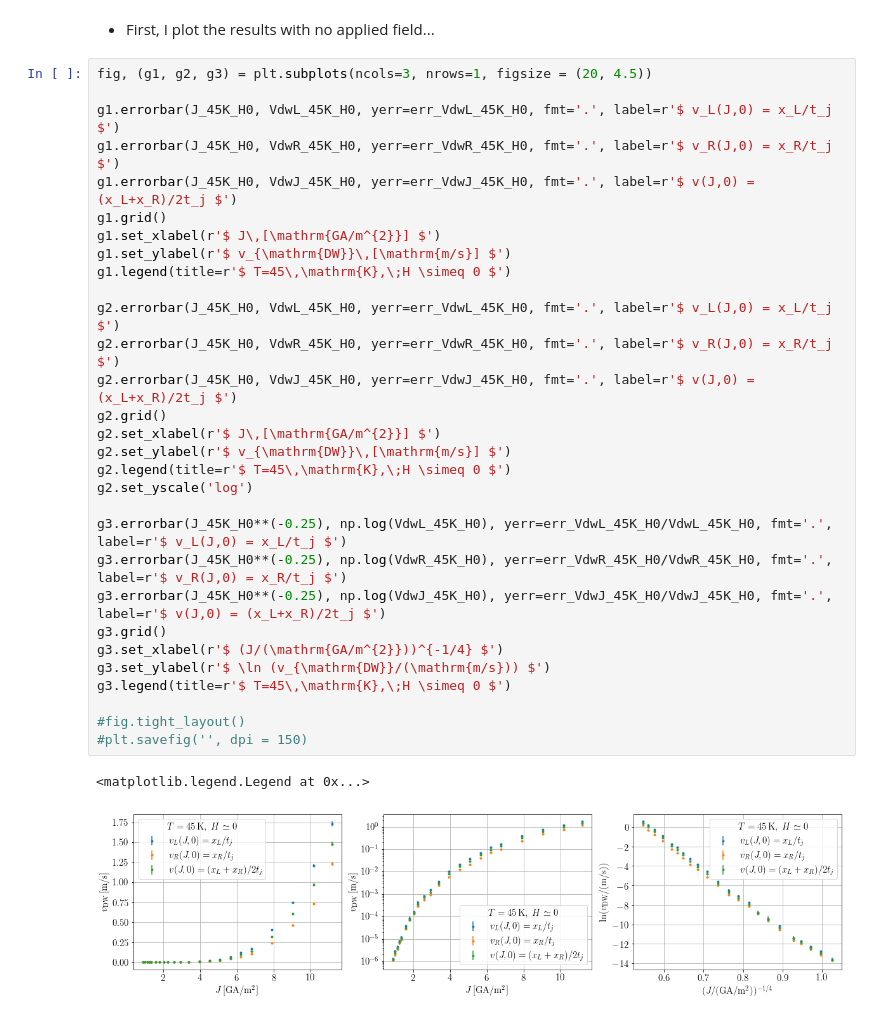
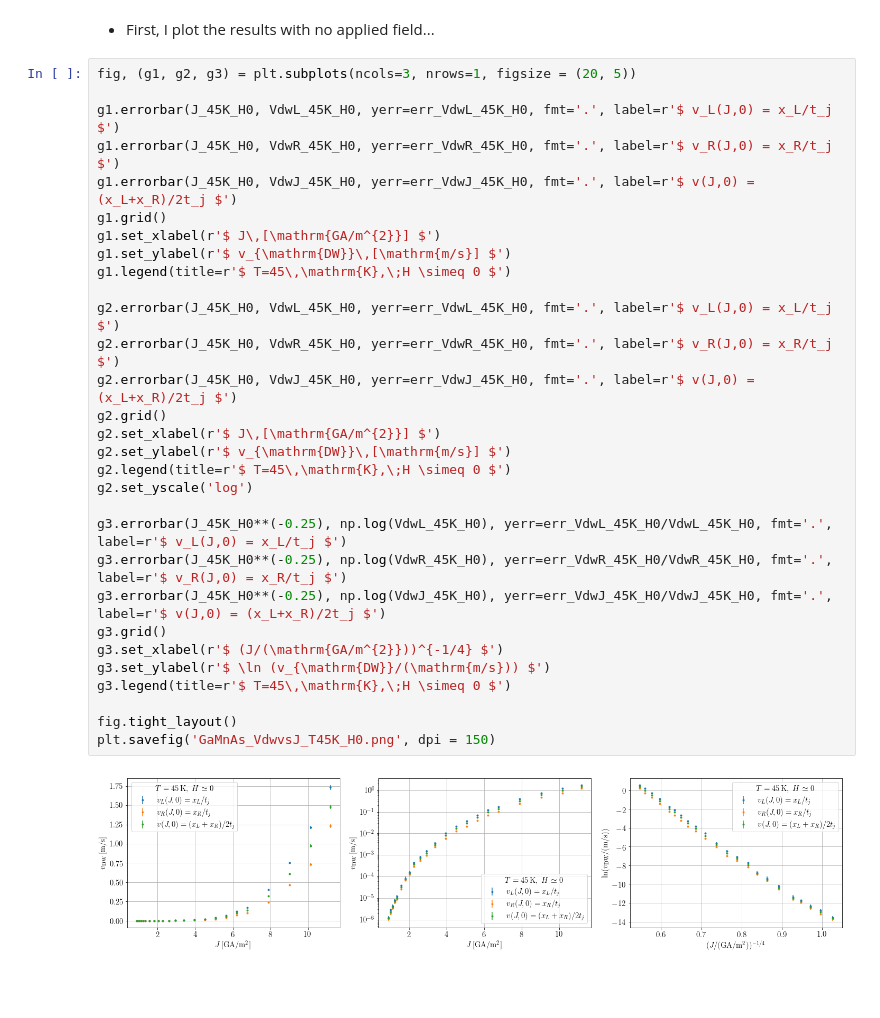
Before and after one commit to lucasjalbo/2018_01_VdwvsJ_fixedH_T45Kand55K, a Jupyter notebook: 2018_01_31_VdwvsJ_fixedH_T45Kand55K.ipynb, the cells around one changed output. Saved outputs shown, nothing was run; the diff lists cells and outputs as text; blank space fills up the shorter version.

```diff
--- a/2018_01_31_VdwvsJ_fixedH_T45Kand55K.ipynb
+++ b/2018_01_31_VdwvsJ_fixedH_T45Kand55K.ipynb
@@ -28,36 +28,35 @@ J_55K_Vh120V = Vj_55K_Vh120V/(22140*4e-9*100e-6)*10**-9
 # %% [markdown]
 * First, I plot the results with no applied field...
 # %%
-fig, (g1, g2, g3) = plt.subplots(ncols=3, nrows=1, figsize = (20, 4.5))
+fig, (g1, g2, g3) = plt.subplots(ncols=3, nrows=1, figsize = (20, 5))
 
 g1.errorbar(J_45K_H0, VdwL_45K_H0, yerr=err_VdwL_45K_H0, fmt='.', label=r'$ v_L(J,0) = x_L/t_j $')
 g1.errorbar(J_45K_H0, VdwR_45K_H0, yerr=err_VdwR_45K_H0, fmt='.', label=r'$ v_R(J,0) = x_R/t_j $')
 g1.errorbar(J_45K_H0, VdwJ_45K_H0, yerr=err_VdwJ_45K_H0, fmt='.', label=r'$ v(J,0) = (x_L+x_R)/2t_j $')
 g1.grid()
 g1.set_xlabel(r'$ J\,[\mathrm{GA/m^{2}}] $')
 g1.set_ylabel(r'$ v_{\mathrm{DW}}\,[\mathrm{m/s}] $')
 g1.legend(title=r'$ T=45\,\mathrm{K},\;H \simeq 0 $')
 
 g2.errorbar(J_45K_H0, VdwL_45K_H0, yerr=err_VdwL_45K_H0, fmt='.', label=r'$ v_L(J,0) = x_L/t_j $')
 g2.errorbar(J_45K_H0, VdwR_45K_H0, yerr=err_VdwR_45K_H0, fmt='.', label=r'$ v_R(J,0) = x_R/t_j $')
 g2.errorbar(J_45K_H0, VdwJ_45K_H0, yerr=err_VdwJ_45K_H0, fmt='.', label=r'$ v(J,0) = (x_L+x_R)/2t_j $')
 g2.grid()
 g2.set_xlabel(r'$ J\,[\mathrm{GA/m^{2}}] $')
 g2.set_ylabel(r'$ v_{\mathrm{DW}}\,[\mathrm{m/s}] $')
 g2.legend(title=r'$ T=45\,\mathrm{K},\;H \simeq 0 $')
 g2.set_yscale('log')
 
 g3.errorbar(J_45K_H0**(-0.25), np.log(VdwL_45K_H0), yerr=err_VdwL_45K_H0/VdwL_45K_H0, fmt='.', label=r'$ v_L(J,0) = x_L/t_j $')
 g3.errorbar(J_45K_H0**(-0.25), np.log(VdwR_45K_H0), yerr=err_VdwR_45K_H0/VdwR_45K_H0, fmt='.', label=r'$ v_R(J,0) = x_R/t_j $')
 g3.errorbar(J_45K_H0**(-0.25), np.log(VdwJ_45K_H0), yerr=err_VdwJ_45K_H0/VdwJ_45K_H0, fmt='.', label=r'$ v(J,0) = (x_L+x_R)/2t_j $')
 g3.grid()
 g3.set_xlabel(r'$ (J/(\mathrm{GA/m^{2}}))^{-1/4} $')
 g3.set_ylabel(r'$ \ln (v_{\mathrm{DW}}/(\mathrm{m/s})) $')
 g3.legend(title=r'$ T=45\,\mathrm{K},\;H \simeq 0 $')
 
-#fig.tight_layout()
-#plt.savefig('', dpi = 150)
+fig.tight_layout()
+plt.savefig('GaMnAs_VdwvsJ_T45K_H0.png', dpi = 150)
 # %% [output]
-<matplotlib.legend.Legend at 0x...>
-[figure, old version]
+[figure, new version]
 # %%
```
Also changed, not shown: parts of 7 cells of this notebook.
